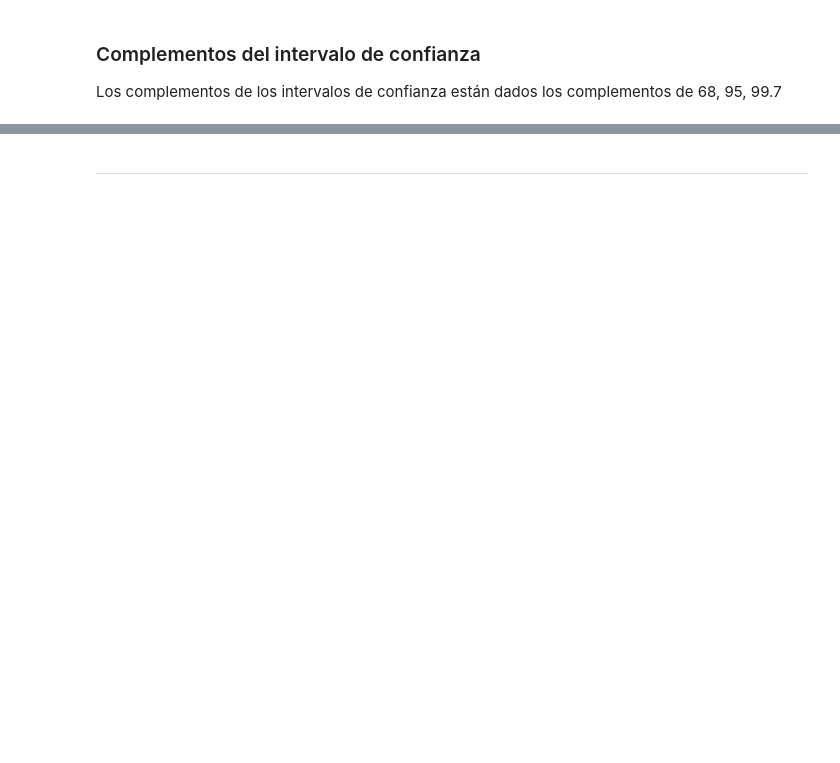
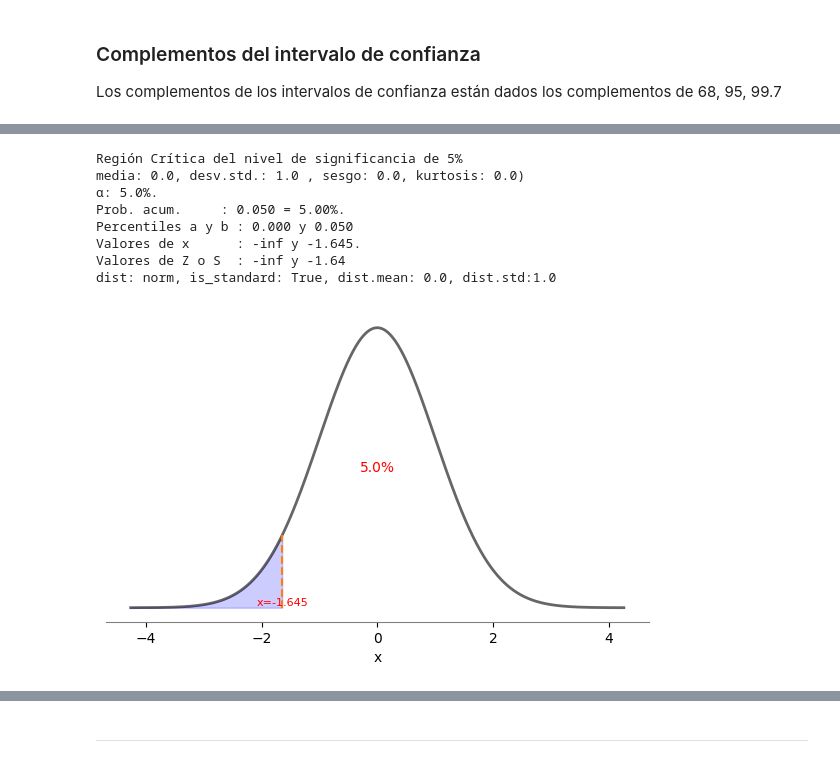
Before and after one commit to DaniCh-Coder/Python-Notes, a Jupyter notebook: ps stats/Probability-distributions/dp-normal-standard.ipynb, the cells around one changed output, grey strips where cells are left out. Drawn from its saved outputs; the diff is of its cells as text; code cells hidden in the pictures; blank space fills up the shorter version.

```diff
--- a/ps stats/Probability-distributions/dp-normal-standard.ipynb
+++ b/ps stats/Probability-distributions/dp-normal-standard.ipynb
@@ -248,0 +280,14 @@ distr_prob(norm(), a=-3, b=3, between=False)
+# %%
+# Nivel de significancia 5% cola izquierda
+print("Región Crítica del nivel de significancia de 5%")
+reg_critica(norm(), rg=0.05, side='left')
+# %% [output]
+Región Crítica del nivel de significancia de 5%
+media: 0.0, desv.std.: 1.0 , sesgo: 0.0, kurtosis: 0.0)
+α: 5.0%.
+Prob. acum.     : 0.050 = 5.00%.
+Percentiles a y b : 0.000 y 0.050
+Valores de x      : -inf y -1.645.
+Valores de Z o S  : -inf y -1.64
+dist: norm, is_standard: True, dist.mean: 0.0, dist.std:1.0
+[figure, added]
```
Also changed, not shown: parts of 11 cells of this notebook, 2 other files.
